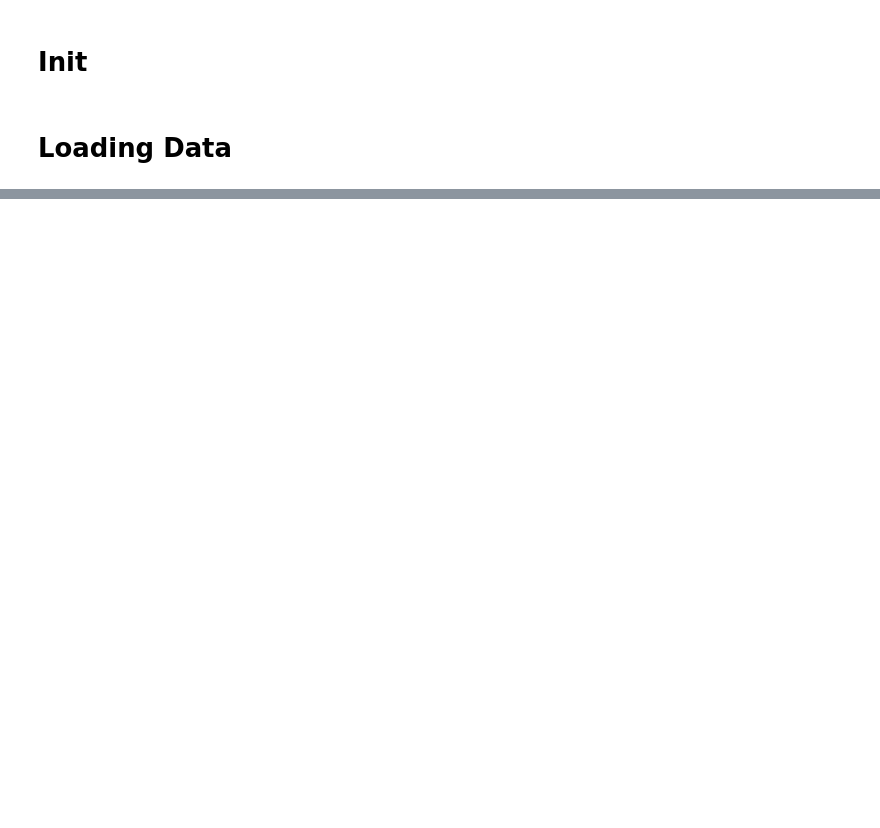
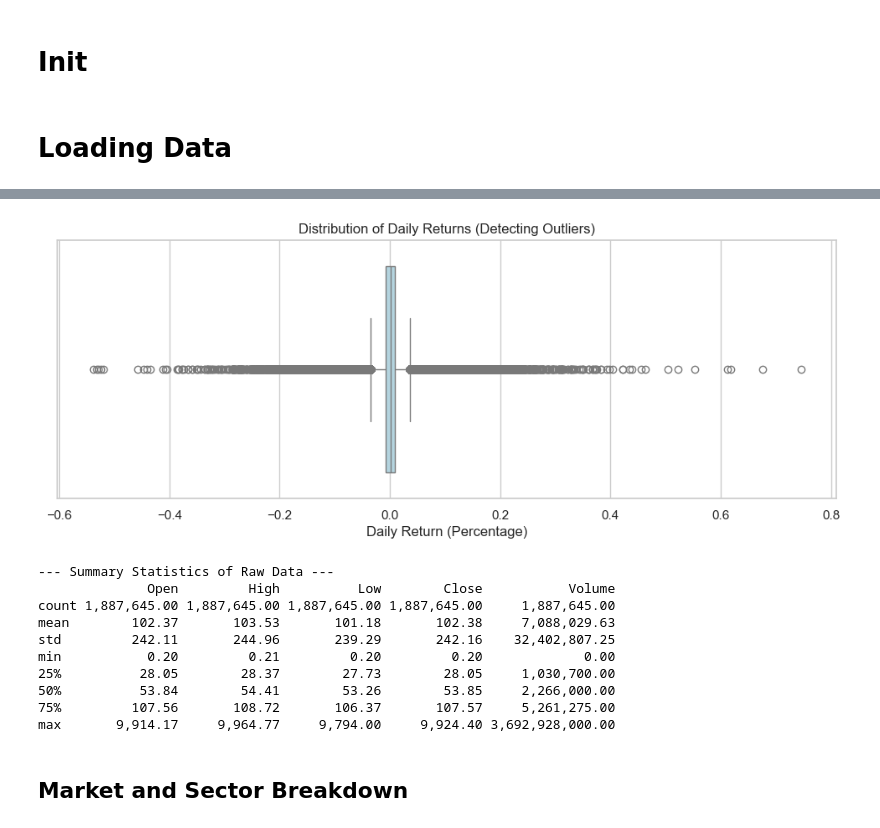
Before and after one commit to jplaceres/S-and-P-500-Stock-Price-Predictor, a Jupyter notebook: SP500_EDA.ipynb, the cells around one changed output, grey strips where cells are left out. Saved outputs shown, nothing was run; the diff lists cells and outputs as text; code cells hidden in the pictures; blank space fills up the shorter version.

```diff
--- a/SP500_EDA.ipynb
+++ b/SP500_EDA.ipynb
@@ -82,0 +215,11 @@ print(df_final.head(10))
+# %%
+# outlier detection
+
+# creating column for Daily return percentage change
+df_final['daily_return'] = df_final.groupby('Ticker')['Close'].pct_change()
+df_final.head()
+
+# Find extreme outliers if the change is > 50% or < -50%
+extreme_outliers = df_final[(df_final['daily_return'] > 0.5) | (df_final['daily_return'] < -0.5)]
+print(f"Total extreme anomalies found: {len(extreme_outliers)}")
+extreme_outliers
@@ -82,0 +247,26 @@ print(df_final.head(10))
+# %%
+plt.figure(figsize=(12, 4))
+# We use dropna() because the very first day for every ticker will have a NaN return
+sns.boxplot(x=df_final['daily_return'].dropna(), color='lightblue')
+plt.title('Distribution of Daily Returns (Detecting Outliers)')
+plt.xlabel('Daily Return (Percentage)')
+plt.show()
+
+# Optional: View the summary statistics of the raw data
+print("\n--- Summary Statistics of Raw Data ---")
+pd.set_option('display.float_format', '{:,.2f}'.format)
+print(df_final[['Open', 'High', 'Low', 'Close', 'Volume']].describe())
+# %% [output]
+[figure, added]
+--- Summary Statistics of Raw Data ---
+              Open         High          Low        Close           Volume
+count 1,887,645.00 1,887,645.00 1,887,645.00 1,887,645.00     1,887,645.00
+mean        102.37       103.53       101.18       102.38     7,088,029.63
+std         242.11       244.96       239.29       242.16    32,402,807.25
+min           0.20         0.21         0.20         0.20             0.00
+25%          28.05        28.37        27.73        28.05     1,030,700.00
+50%          53.84        54.41        53.26        53.85     2,266,000.00
+75%         107.56       108.72       106.37       107.57     5,261,275.00
+max       9,914.17     9,964.77     9,794.00     9,924.40 3,692,928,000.00
+# %% [markdown]
+## Market and Sector Breakdown
```
Also changed, not shown: parts of 23 cells of this notebook.
